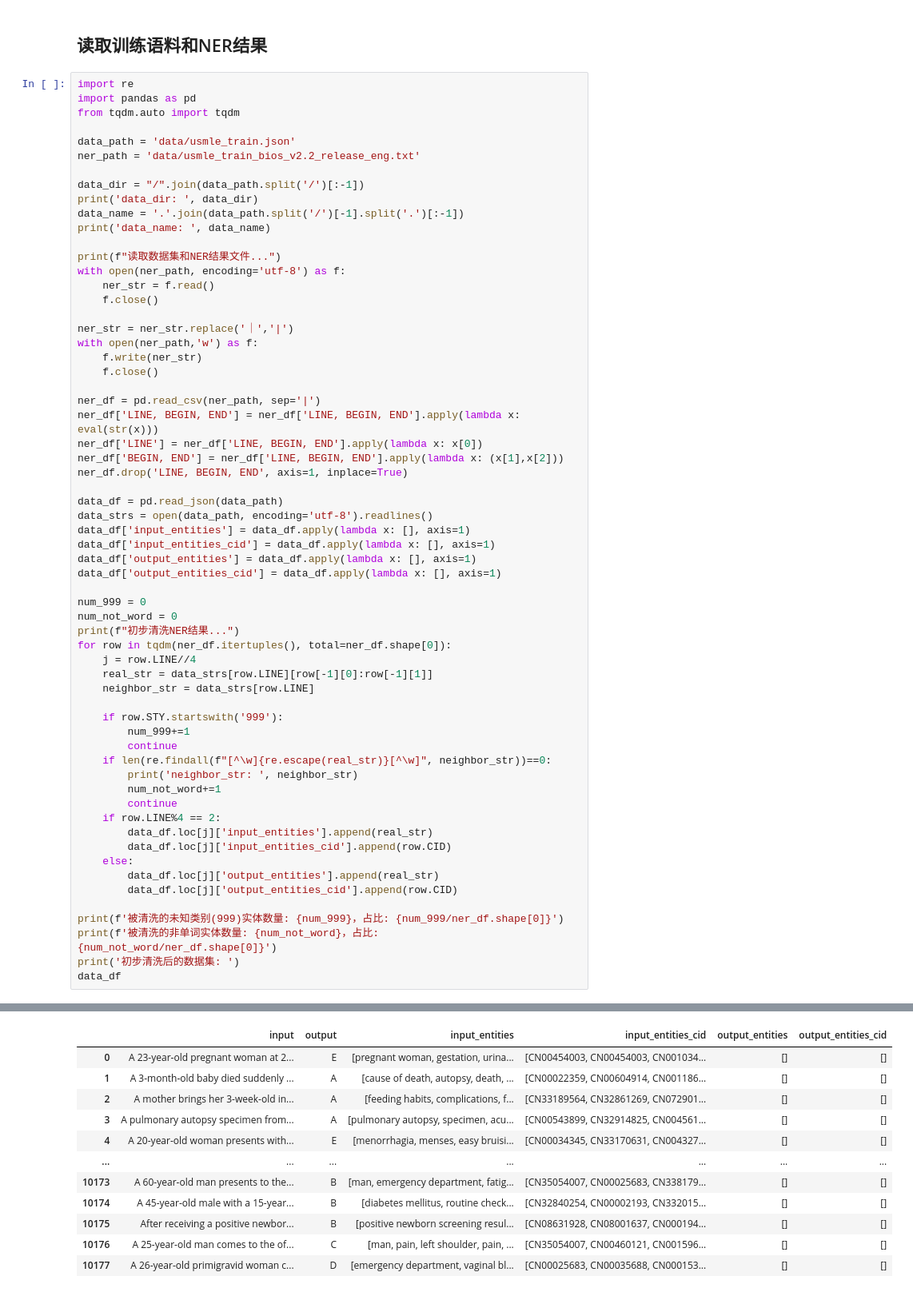
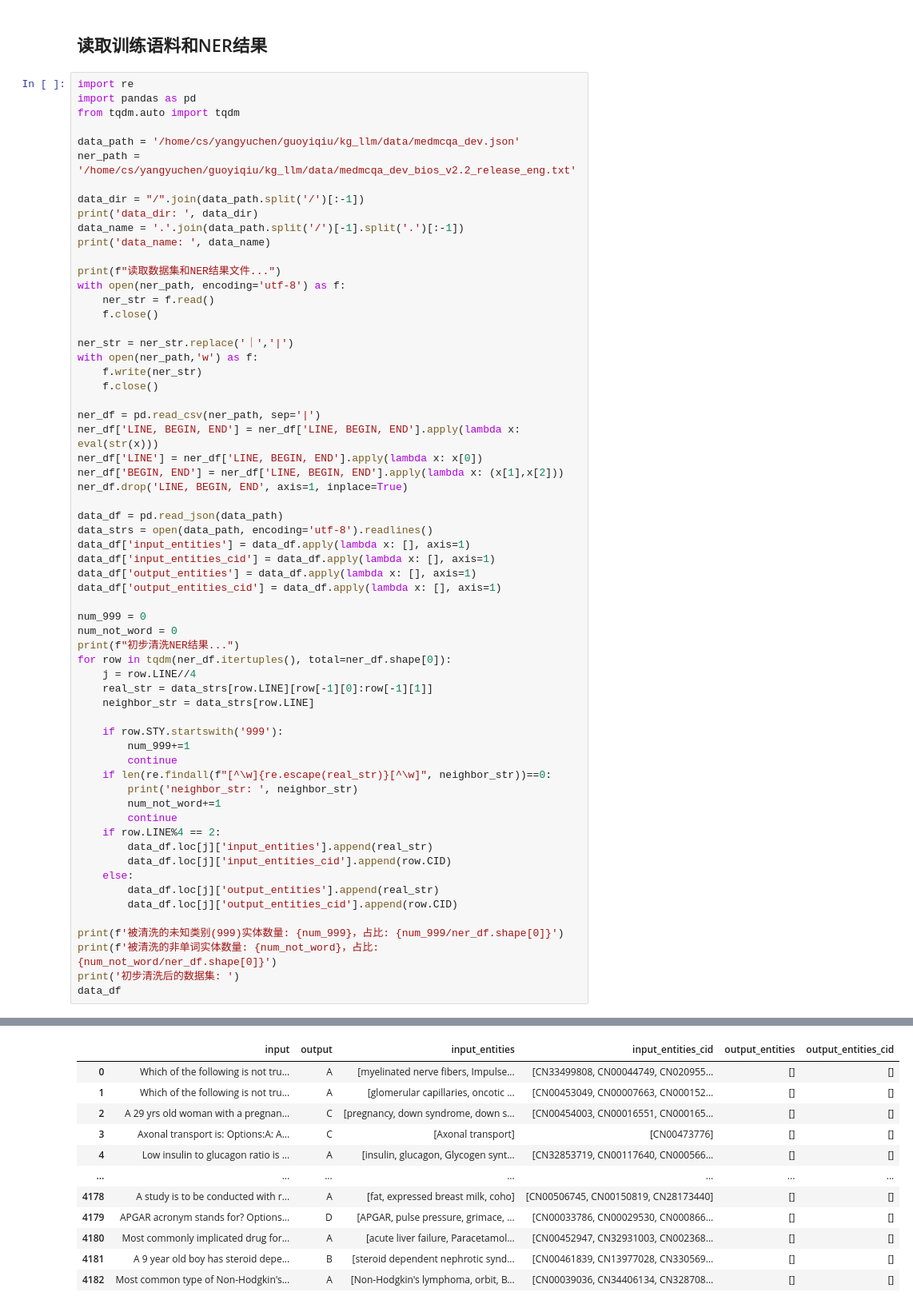
Before and after one commit to MaxLEAF3824/kg_llm, a Jupyter notebook: wash.ipynb, the cells around one changed output, grey strips where cells are left out. Shown at 80% size. Drawn from its saved outputs; the diff is of its cells as text.

```diff
--- a/wash.ipynb
+++ b/wash.ipynb
@@ -5,8 +5,8 @@ import re
 import pandas as pd
 from tqdm.auto import tqdm
 
-data_path = 'data/usmle_train.json'
-ner_path = 'data/usmle_train_bios_v2.2_release_eng.txt'
+data_path = '/home/cs/yangyuchen/guoyiqiu/kg_llm/data/medmcqa_dev.json'
+ner_path = '/home/cs/yangyuchen/guoyiqiu/kg_llm/data/medmcqa_dev_bios_v2.2_release_eng.txt'
 
 data_dir = "/".join(data_path.split('/')[:-1])
 print('data_dir: ', data_dir)
@@ -71,14 +71,14 @@ data_name:  usmle_train
 被清洗的非单词实体数量: 0，占比: 0.0
 初步清洗后的数据集:
 |  | input | output | input_entities | input_entities_cid | output_entities | output_entities_cid |
-| 0 | A 23-year-old pregnant woman at 2... | E | [pregnant woman, gestation, urina... | [CN00454003, CN00454003, CN001034... | [] | [] |
-| 1 | A 3-month-old baby died suddenly ... | A | [cause of death, autopsy, death, ... | [CN00022359, CN00604914, CN001186... | [] | [] |
-| 2 | A mother brings her 3-week-old in... | A | [feeding habits, complications, f... | [CN33189564, CN32861269, CN072901... | [] | [] |
-| 3 | A pulmonary autopsy specimen from... | A | [pulmonary autopsy, specimen, acu... | [CN00543899, CN32914825, CN004561... | [] | [] |
-| 4 | A 20-year-old woman presents with... | E | [menorrhagia, menses, easy bruisi... | [CN00034345, CN33170631, CN004327... | [] | [] |
+| 0 | Which of the following is not tru... | A | [myelinated nerve fibers, Impulse... | [CN33499808, CN00044749, CN020955... | [] | [] |
+| 1 | Which of the following is not tru... | A | [glomerular capillaries, oncotic ... | [CN00453049, CN00007663, CN000152... | [] | [] |
+| 2 | A 29 yrs old woman with a pregnan... | C | [pregnancy, down syndrome, down s... | [CN00454003, CN00016551, CN000165... | [] | [] |
+| 3 | Axonal transport is: Options:A: A... | C | [Axonal transport] | [CN00473776] | [] | [] |
+| 4 | Low insulin to glucagon ratio is ... | A | [insulin, glucagon, Glycogen synt... | [CN32853719, CN00117640, CN000566... | [] | [] |
 | ... | ... | ... | ... | ... | ... | ... |
-| 10173 | A 60-year-old man presents to the... | B | [man, emergency department, fatig... | [CN35054007, CN00025683, CN338179... | [] | [] |
-| 10174 | A 45-year-old male with a 15-year... | B | [diabetes mellitus, routine check... | [CN32840254, CN00002193, CN332015... | [] | [] |
-| 10175 | After receiving a positive newbor... | B | [positive newborn screening resul... | [CN08631928, CN08001637, CN000194... | [] | [] |
-| 10176 | A 25-year-old man comes to the of... | C | [man, pain, left shoulder, pain, ... | [CN35054007, CN00460121, CN001596... | [] | [] |
-| 10177 | A 26-year-old primigravid woman c... | D | [emergency department, vaginal bl... | [CN00025683, CN00035688, CN000153... | [] | [] |
+| 4178 | A study is to be conducted with r... | A | [fat, expressed breast milk, coho] | [CN00506745, CN00150819, CN28173440] | [] | [] |
+| 4179 | APGAR acronym stands for? Options... | D | [APGAR, pulse pressure, grimace, ... | [CN00033786, CN00029530, CN000866... | [] | [] |
+| 4180 | Most commonly implicated drug for... | A | [acute liver failure, Paracetamol... | [CN00452947, CN32931003, CN002368... | [] | [] |
+| 4181 | A 9 year old boy has steroid depe... | B | [steroid dependent nephrotic synd... | [CN00461839, CN13977028, CN330569... | [] | [] |
+| 4182 | Most common type of Non-Hodgkin's... | A | [Non-Hodgkin's lymphoma, orbit, B... | [CN00039036, CN34406134, CN328708... | [] | [] |
```
Also changed, not shown: parts of 8 cells of this notebook, 7 other files.
